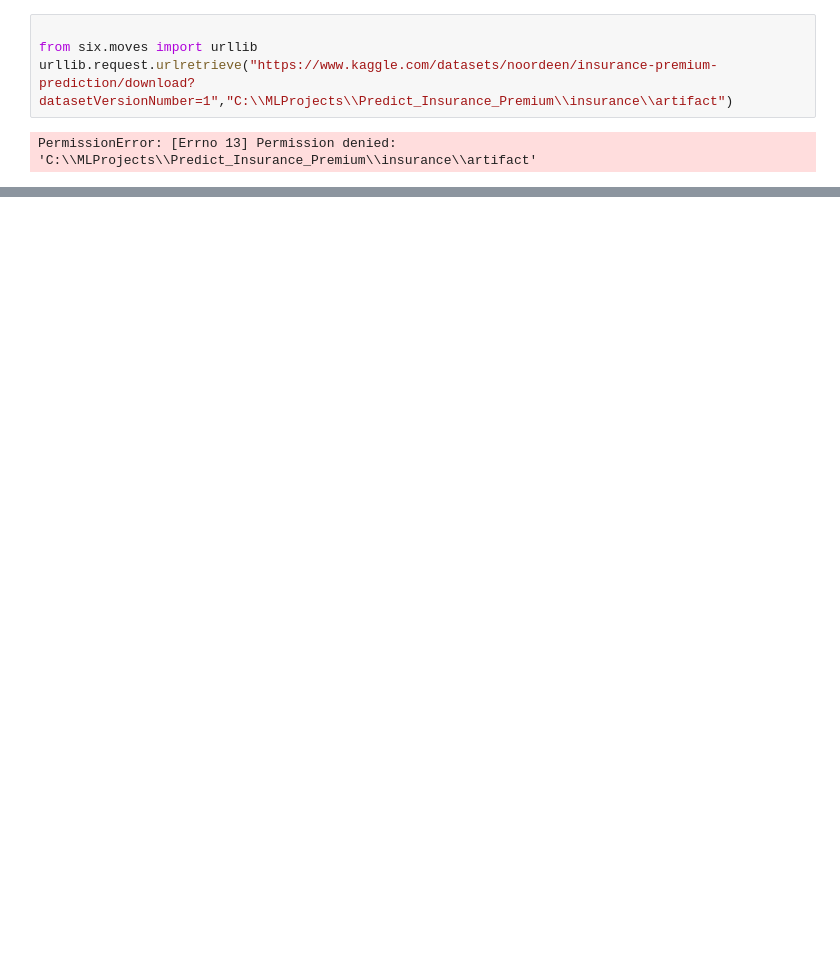
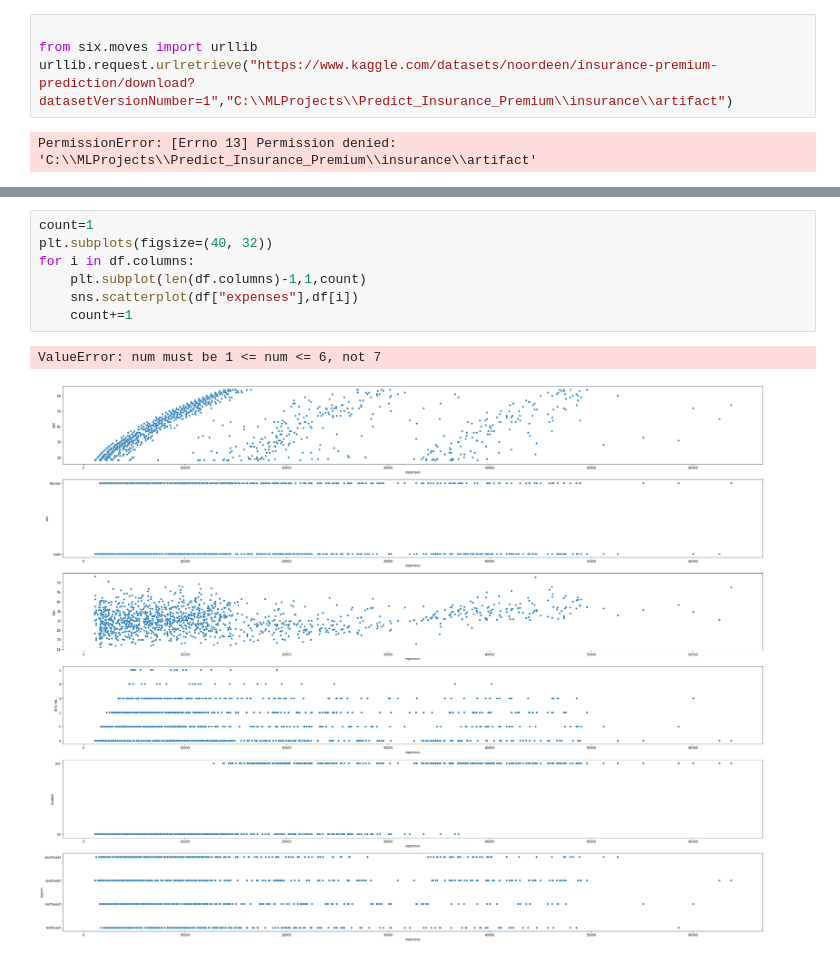
Before and after one commit to Abhikudale/Predict_Insurance_Premium, a Jupyter notebook: notebook/exampleTest.ipynb, the cells around one changed output, grey strips where cells are left out. Cells and saved outputs as stored; diff of their text form; blank space fills up the shorter version.

```diff
--- a/notebook/exampleTest.ipynb
+++ b/notebook/exampleTest.ipynb
@@ -11,0 +27,10 @@ FileNotFoundError: [WinError 3] The system cannot find the path specified: 'C:\\
+# %%
+count=1
+plt.subplots(figsize=(40, 32))
+for i in df.columns:
+    plt.subplot(len(df.columns)-1,1,count)
+    sns.scatterplot(df["expenses"],df[i])
+    count+=1
+# %% [output]
+ValueError: num must be 1 <= num <= 6, not 7
+[figure, added]
```
Also changed, not shown: parts of 10 cells of this notebook, 4 other files.
